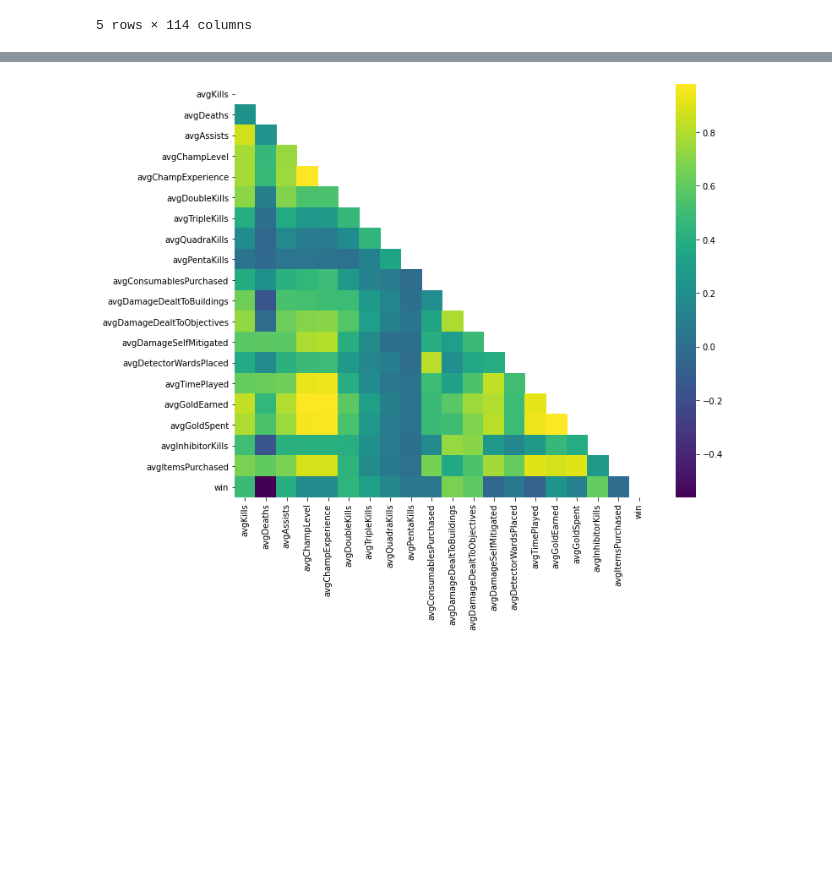
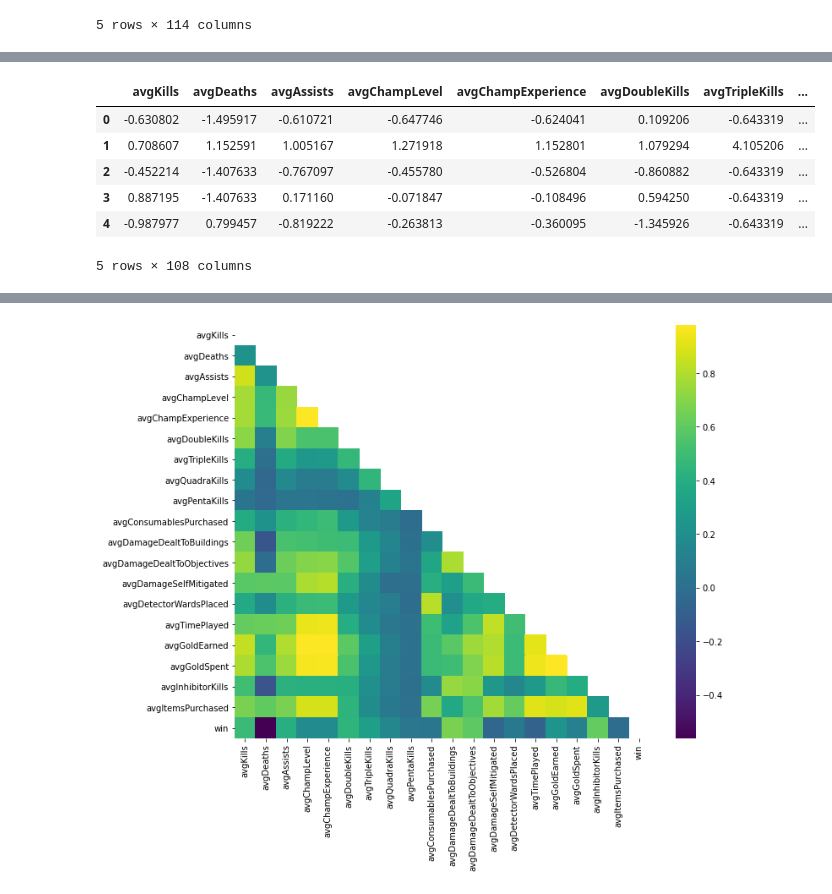
Before and after one commit to Zealfire243/lol_analysis, a Jupyter notebook: Notebooks/Basic_EDA_Exploration.ipynb, the cells around one changed output, grey strips where cells are left out. Saved outputs shown, nothing was run; the diff lists cells and outputs as text; code cells hidden in the pictures; blank space fills up the shorter version.

```diff
--- a/Basic_EDA.ipynb
+++ b/Notebooks/Basic_EDA_Exploration.ipynb
@@ -6,5 +9,5 @@ import numpy as np
 # %%
-df = pd.read_csv('nathanLeagueData.csv')
+df = pd.read_csv('Data/nathanLeagueData.csv')
 df.head()
 # %% [output]
 |  | avgKills | avgDeaths | avgAssists | avgChampLevel | avgChampExperience | avgDoubleKills | avgTripleKills | ... |
@@ -16,0 +40,7 @@ df.head()
+# %%
+to_drop_for_NA = [
+    'avgTakedownsFirst25Minutes', 'avgKillsOnLanersEarlyJungleAsJungler', 'avgJunglerKillsEarlyJungle', 'avgEarliestBaron',
+    'avgSoloTurretsLategame'
+]
+df.drop(to_drop_for_NA, axis=1, inplace=True)
+df.dropna(inplace=True)
@@ -17,3 +67,16 @@ df.head()
 # %%
 data = df.drop('win', axis=1)
 target = df.win
+X = data.values
+y = target.values
+# %%
+X = StandardScaler().fit_transform(X)
+pd.DataFrame(X, columns=data.columns).head()
+# %% [output]
+|  | avgKills | avgDeaths | avgAssists | avgChampLevel | avgChampExperience | avgDoubleKills | avgTripleKills | ... |
+| 0 | -0.630802 | -1.495917 | -0.610721 | -0.647746 | -0.624041 | 0.109206 | -0.643319 | ... |
+| 1 | 0.708607 | 1.152591 | 1.005167 | 1.271918 | 1.152801 | 1.079294 | 4.105206 | ... |
+| 2 | -0.452214 | -1.407633 | -0.767097 | -0.455780 | -0.526804 | -0.860882 | -0.643319 | ... |
+| 3 | 0.887195 | -1.407633 | 0.171160 | -0.071847 | -0.108496 | 0.594250 | -0.643319 | ... |
+| 4 | -0.987977 | 0.799457 | -0.819222 | -0.263813 | -0.360095 | -1.345926 | -0.643319 | ... |
+5 rows × 108 columns
```
Also changed, not shown: parts of 8 cells of this notebook, 3 other files.
